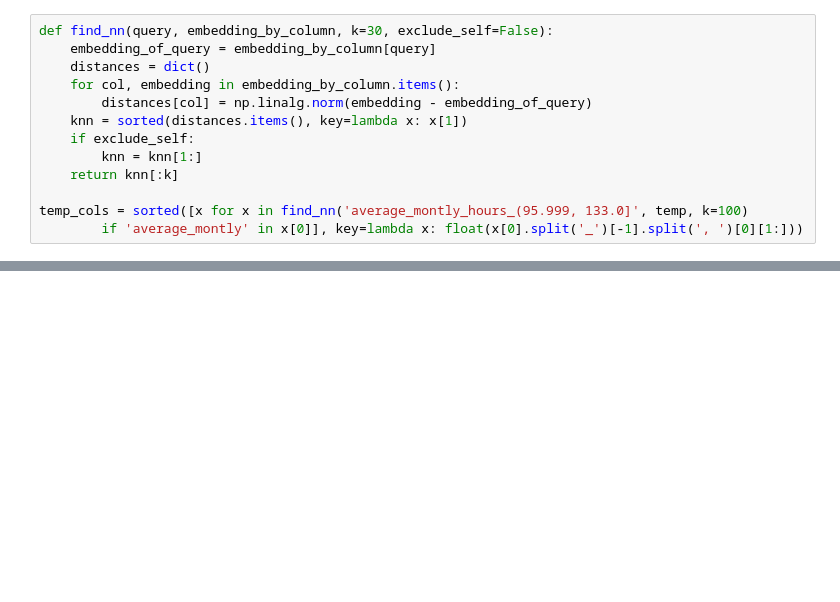
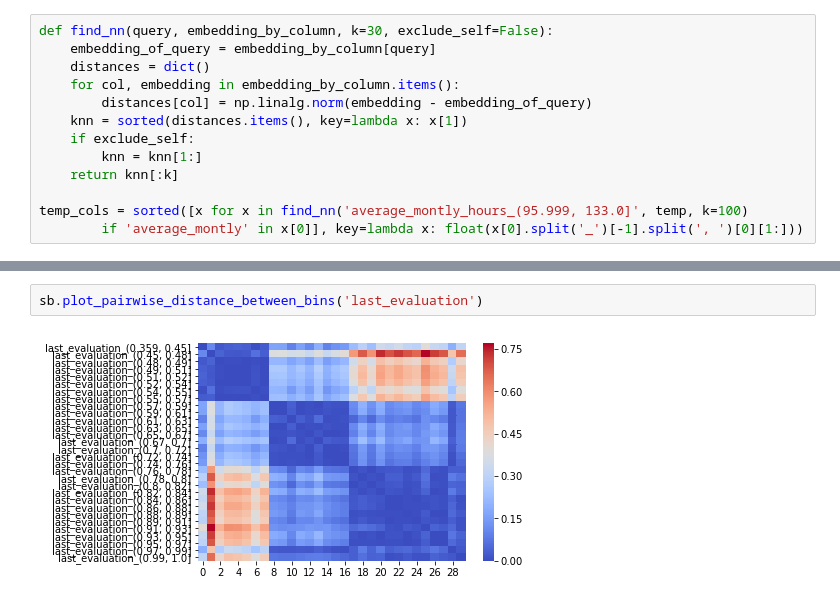
Before and after one commit to Wook0129/semantic_binning, a Jupyter notebook: test.ipynb, the cells around one changed output, grey strips where cells are left out. Drawn from its saved outputs; the diff is of its cells as text; blank space fills up the shorter version.

```diff
--- a/test.ipynb
+++ b/test.ipynb
@@ -204,0 +213,4 @@ temp_cols = sorted([x for x in find_nn('average_montly_hours_(95.999, 133.0]', t
+# %%
+sb.plot_pairwise_distance_between_bins('last_evaluation')
+# %% [output]
+[figure, added]
```
Also changed, not shown: parts of 13 cells of this notebook, 4 other files.
